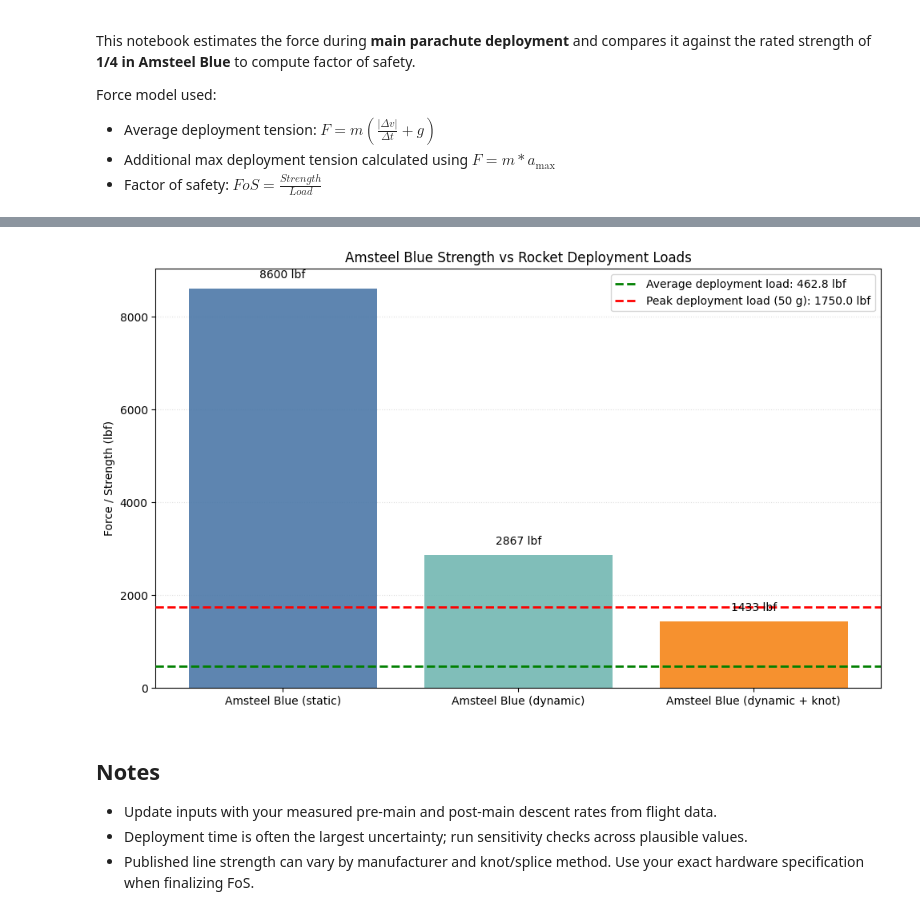
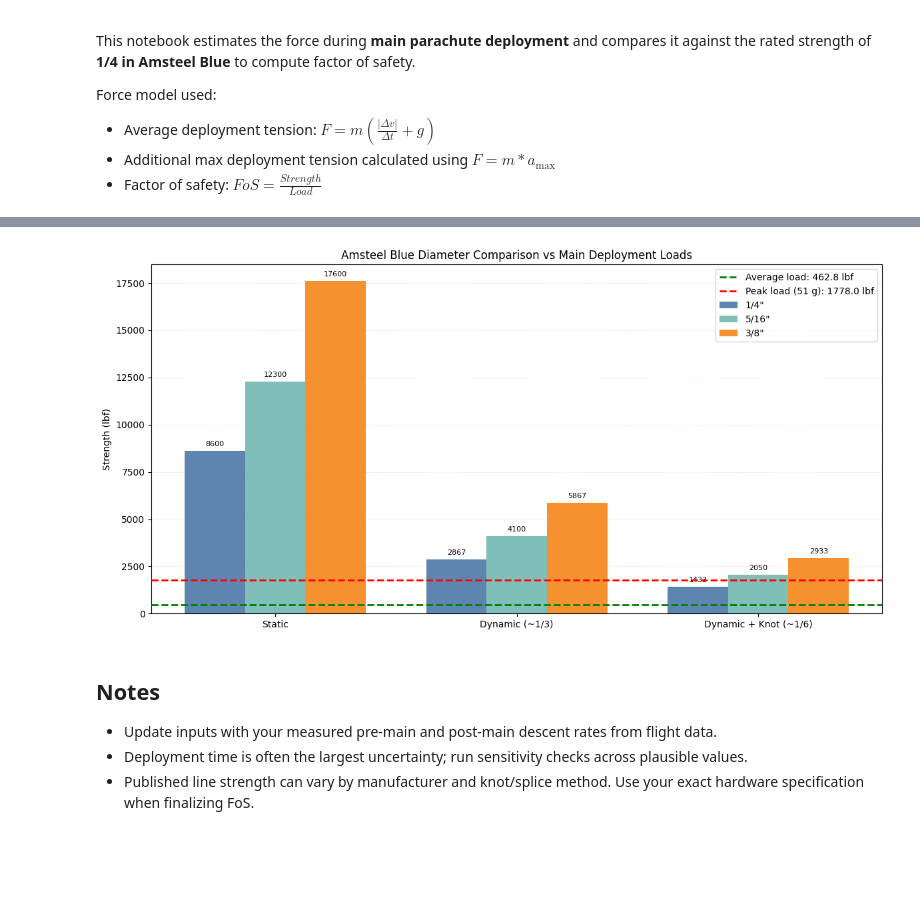
Before and after one commit to VoicefulEmu/DataAnalysisSnowbirdTest, a Jupyter notebook: code/ShockCordCalcs.ipynb, the cells around one changed output, grey strips where cells are left out. Drawn from its saved outputs; the diff is of its cells as text; code cells hidden in the pictures; blank space fills up the shorter version.

```diff
--- a/code/ShockCordCalcs.ipynb
+++ b/code/ShockCordCalcs.ipynb
@@ -44,15 +59,14 @@ a_mag = delta_v / deployment_time_s
 a_mag_g = a_mag / g
 
 avg_tension_N = mass_kg * (a_mag + g)
-peak_tension_N = mass_kg * max_g * g
+peak_tension_N = mass_kg * max_g_main * g
 
 loads_N = {
     "Average deployment load": avg_tension_N,
-    f"Peak load at {max_g:.0f} g": peak_tension_N,
+    f"Peak load at {max_g_main:.0f} g": peak_tension_N,
 }
 loads_lbf = {name: value / N_PER_LBF for name, value in loads_N.items()}
 
-amsteel_strength_N = amsteel_strength_lbf * N_PER_LBF
 fos = {
     strength_name: {
         load_name: strength_value / load_value
@@ -140,57 +170,70 @@ CHECK DESIGN: Amsteel Blue (dynamic + knot) vs Peak load at 50 g gives FoS = 0.8
 # %%
 import matplotlib.pyplot as plt
+import numpy as np
 
-labels = list(strength_lbf.keys())
-strength_values = [strength_lbf[label] for label in labels]
+treatment_labels = list(treatments_main.keys())
+diameter_labels = list(diameters_main.keys())
+colors = ["#4c78a8", "#72b7b2", "#f58518"]
+
+x = np.arange(len(treatment_labels))
+n_diam = len(diameter_labels)
+width = 0.25
+offsets = np.linspace(-(n_diam - 1) / 2, (n_diam - 1) / 2, n_diam) * width
+
 avg_load_lbf = loads_lbf["Average deployment load"]
-peak_load_lbf = loads_lbf[f"Peak load at {max_g:.0f} g"]
+peak_load_lbf = loads_lbf[f"Peak load at {max_g_main:.0f} g"]
+label_offset = max(strength_lbf.values()) * 0.01
 
-fig, ax = plt.subplots(figsize=(10, 6))
-bars = ax.bar(
-    labels,
-    strength_values,
-    color=["#4c78a8", "#72b7b2", "#f58518"],
-    alpha=0.9,
-    zorder=2,
- )
+fig, ax = plt.subplots(figsize=(12, 6))
+
+for i, (diam_label, base_strength) in enumerate(diameters_main.items()):
+    vals = [base_strength * factor for factor in treatments_main.values()]
+    rects = ax.bar(
+        x + offsets[i],
+        vals,
+        width,
+        label=diam_label,
+        color=colors[i],
+        alpha=0.9,
+        zorder=2,
+    )
+    for rect, v in zip(rects, vals):
+        ax.text(
+            rect.get_x() + rect.get_width() / 2,
+            v + label_offset,
+            f"{v:.0f}",
+            ha="center",
+            va="bottom",
+            fontsize=8,
+        )
 
 ax.axhline(
     avg_load_lbf,
     color="green",
     linestyle="--",
     linewidth=2,
-    label=f"Average deployment load: {avg_load_lbf:.1f} lbf",
+    label=f"Average load: {avg_load_lbf:.1f} lbf",
     zorder=3,
- )
+)
 ax.axhline(
     peak_load_lbf,
     color="red",
     linestyle="--",
     linewidth=2,
-    label=f"Peak deployment load ({max_g:.0f} g): {peak_load_lbf:.1f} lbf",
+    label=f"Peak load ({max_g_main:.0f} g): {peak_load_lbf:.1f} lbf",
     zorder=3,
- )
+)
 
-label_offset = max(strength_values) * 0.02
-for bar, value in zip(bars, strength_values):
-    ax.text(
-        bar.get_x() + bar.get_width() / 2,
-        value + label_offset,
-        f"{value:.0f} lbf",
-        ha="center",
-        va="bottom",
-        fontsize=10,
-    )
-
-ax.set_ylabel("Force / Strength (lbf)")
-ax.set_title("Amsteel Blue Strength vs Rocket Deployment Loads")
+ax.set_xticks(x)
+ax.set_xticklabels(treatment_labels)
+ax.set_ylabel("Strength (lbf)")
+ax.set_title("Amsteel Blue Diameter Comparison vs Main Deployment Loads")
 ax.grid(axis="y", linestyle=":", alpha=0.4, zorder=1)
 ax.legend()
-plt.xticks(rotation=0)
 plt.tight_layout()
 plt.show()
 # %% [output]
-[figure, old version]
+[figure, new version]
 # %% [markdown]
 ## Notes
 - Update inputs with your measured pre-main and post-main descent rates from flight data.
```
Also changed, not shown: parts of 9 cells of this notebook.
